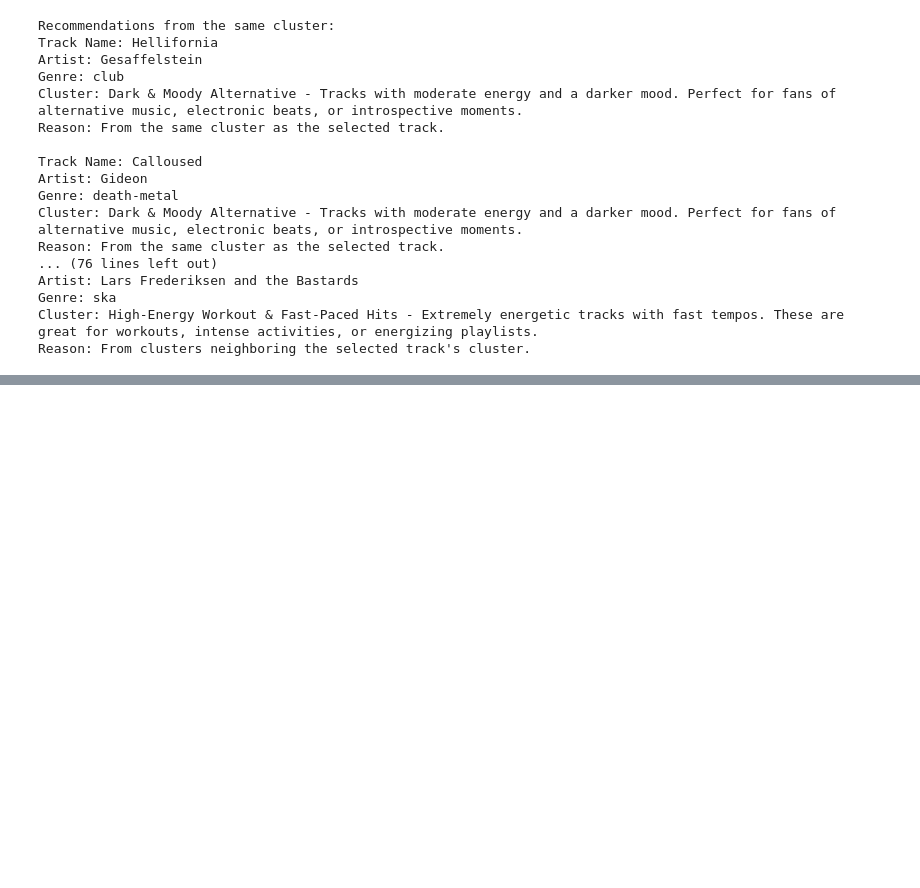
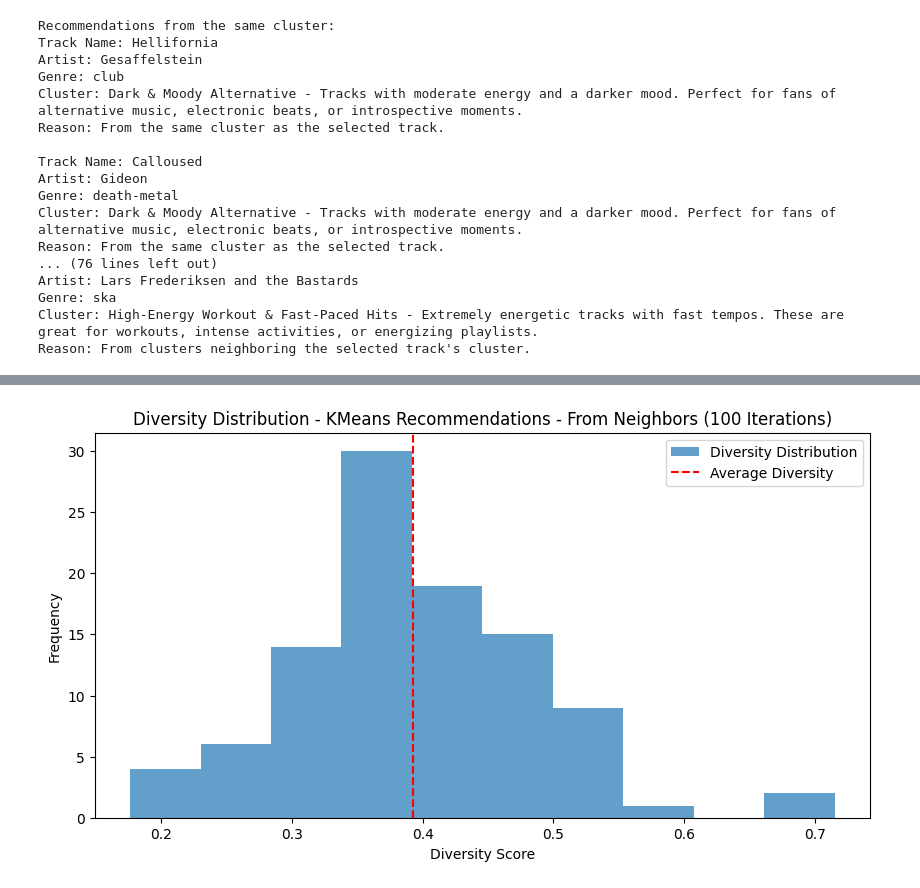
Before and after one commit to Ayafahim/computational_tools_project, a Jupyter notebook: clustering.ipynb, the cells around one changed output, grey strips where cells are left out. Saved outputs shown, nothing was run; the diff lists cells and outputs as text; code cells hidden in the pictures; blank space fills up the shorter version.

```diff
--- a/clustering.ipynb
+++ b/clustering.ipynb
@@ -625,0 +675,24 @@ KMeans Recommendation Diversity: 0.5922422140553206
+# %%
+
+# Perform diversity calculations over multiple iterations
+diversities_over_iterations_kmeans = calculate_average_diversity_with_iterations(
+    song_ids,
+    merged_data,
+    feature_columns,
+    recommend_from_neighbors,  # Pass the KMeans-based recommendation function
+    iterations=100
+)
+
+# Plot the results
+plt.figure(figsize=(10, 5))
+
+# Histogram of diversities
+plt.hist(diversities_over_iterations_kmeans, bins=10, alpha=0.7, label="Diversity Distribution")
+plt.axvline(x=sum(diversities_over_iterations_kmeans) / len(diversities_over_iterations_kmeans), color="red", linestyle="--", label="Average Diversity")
+plt.title("Diversity Distribution - KMeans Recommendations - From Neighbors (100 Iterations)")
+plt.xlabel("Diversity Score")
+plt.ylabel("Frequency")
+plt.legend()
+plt.show()
+# %% [output]
+[figure, added]
```
Also changed, not shown: parts of 2 cells of this notebook, 2 other files.
